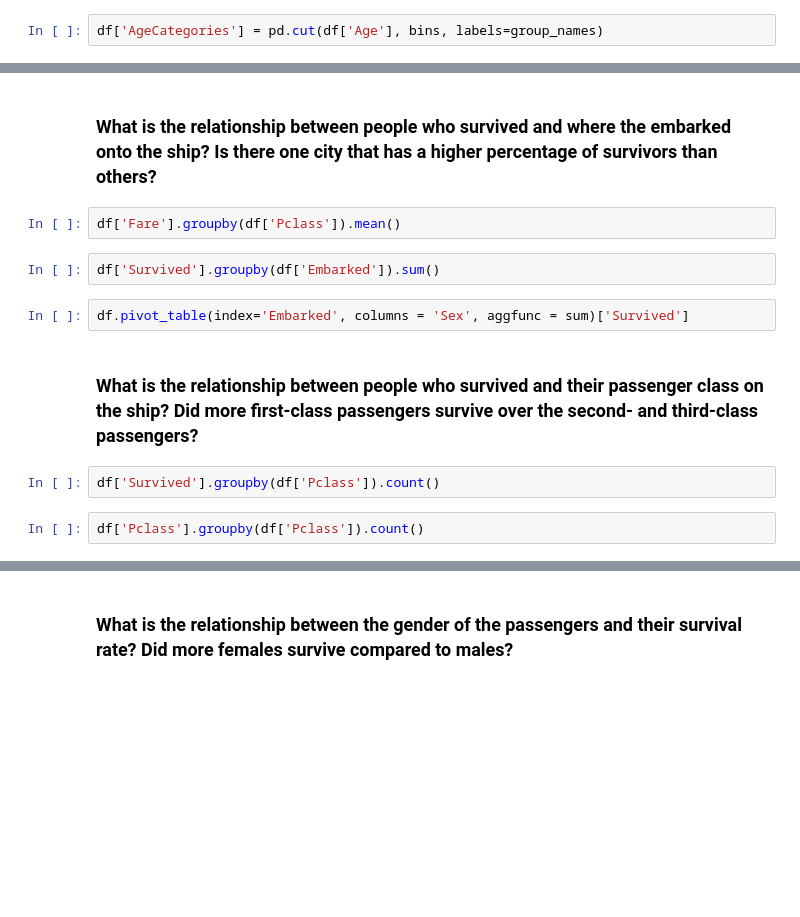
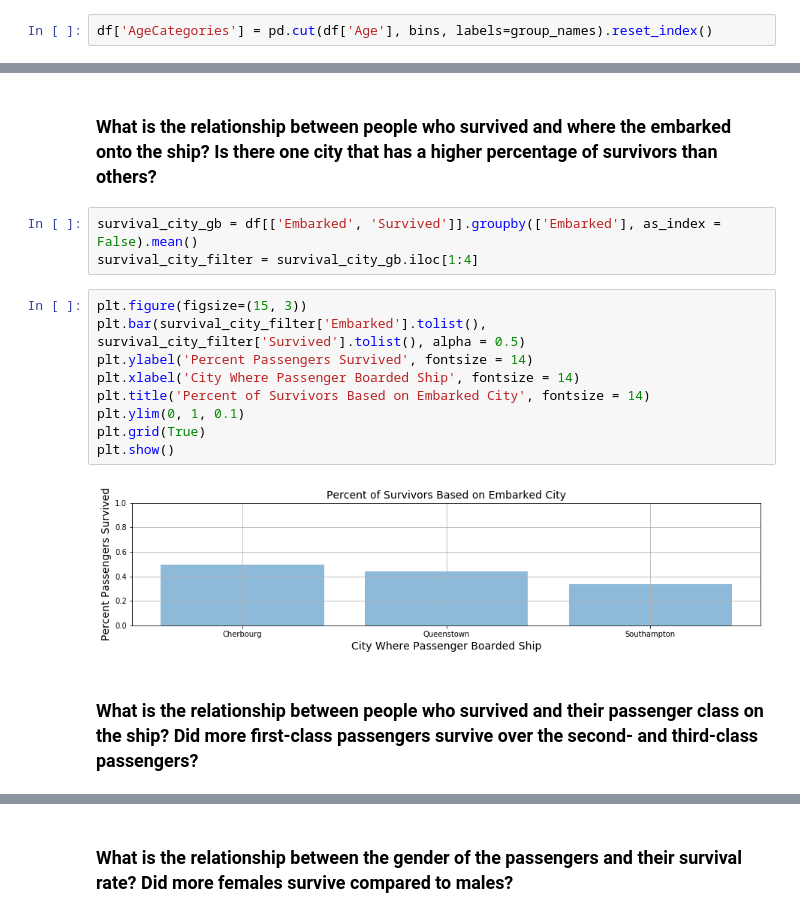
Before and after one commit to grantaguinaldo/kaggle-titanic, a Jupyter notebook: Titanic Analysis .ipynb, the cells around one changed output, grey strips where cells are left out. Cells and saved outputs as stored; diff of their text form; blank space fills up the shorter version.

```diff
--- a/Titanic Analysis .ipynb
+++ b/Titanic Analysis .ipynb
@@ -235,4 +253,4 @@ df['Age'].describe()
 bins = [0.17, 22.00, 29.88, 35.00, 80.00]
 group_names = ['Low', 'Below Average', 'Above Average', 'High']
 # %%
-df['AgeCategories'] = pd.cut(df['Age'], bins, labels=group_names)
+df['AgeCategories'] = pd.cut(df['Age'], bins, labels=group_names).reset_index()
@@ -239,14 +278,18 @@ df['AgeCategories'] = pd.cut(df['Age'], bins, labels=group_names)
 # %% [markdown]
 ### What is the relationship between people who survived and where the embarked onto the ship? Is there one city that has a higher percentage of survivors than others?
-# %%
-df['Fare'].groupby(df['Pclass']).mean()
-# %%
-df['Survived'].groupby(df['Embarked']).sum()
-# %%
-df.pivot_table(index='Embarked', columns = 'Sex', aggfunc = sum)['Survived']
+# %%
+survival_city_gb = df[['Embarked', 'Survived']].groupby(['Embarked'], as_index = False).mean()
+survival_city_filter = survival_city_gb.iloc[1:4]
+# %%
+plt.figure(figsize=(15, 3))
+plt.bar(survival_city_filter['Embarked'].tolist(), survival_city_filter['Survived'].tolist(), alpha = 0.5)
+plt.ylabel('Percent Passengers Survived', fontsize = 14)
+plt.xlabel('City Where Passenger Boarded Ship', fontsize = 14)
+plt.title('Percent of Survivors Based on Embarked City', fontsize = 14)
+plt.ylim(0, 1, 0.1)
+plt.grid(True)
+plt.show()
+# %% [output]
+[figure, added]
 # %% [markdown]
 ### What is the relationship between people who survived and their passenger class on the ship? Did more first-class passengers survive over the second- and third-class passengers?
-# %%
-df['Survived'].groupby(df['Pclass']).count()
-# %%
-df['Pclass'].groupby(df['Pclass']).count()
```
Also changed, not shown: parts of 35 cells of this notebook.
